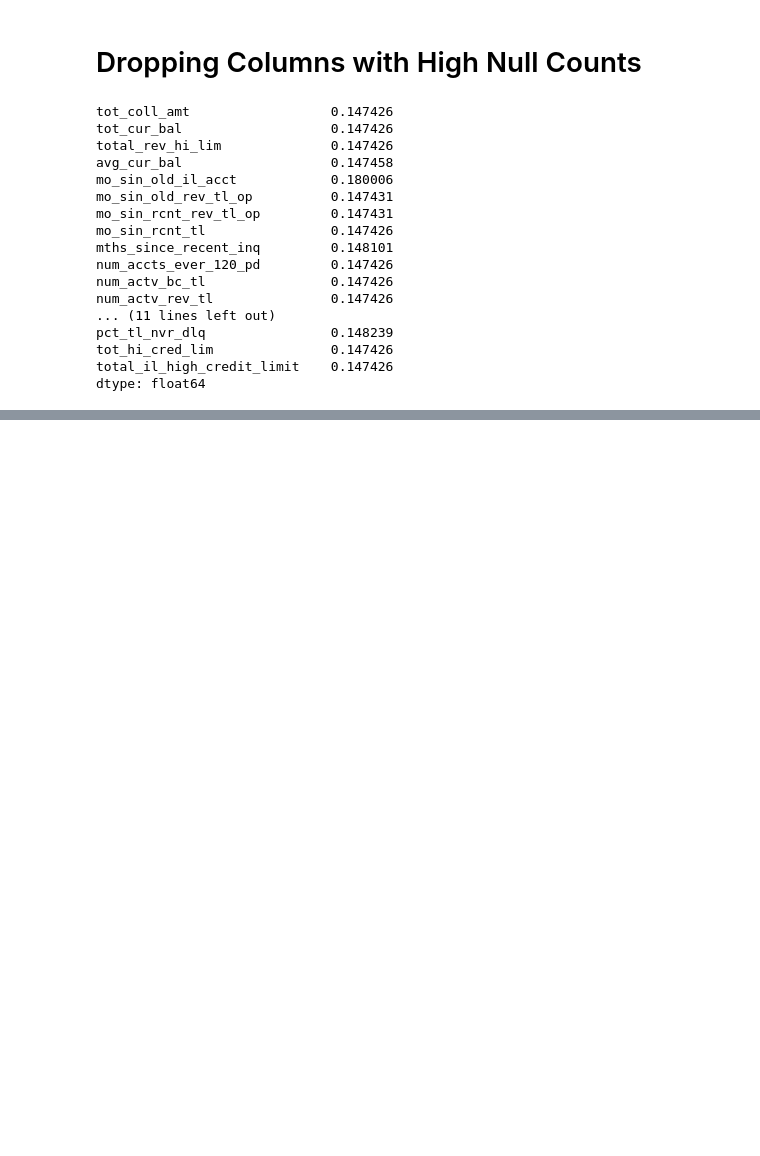
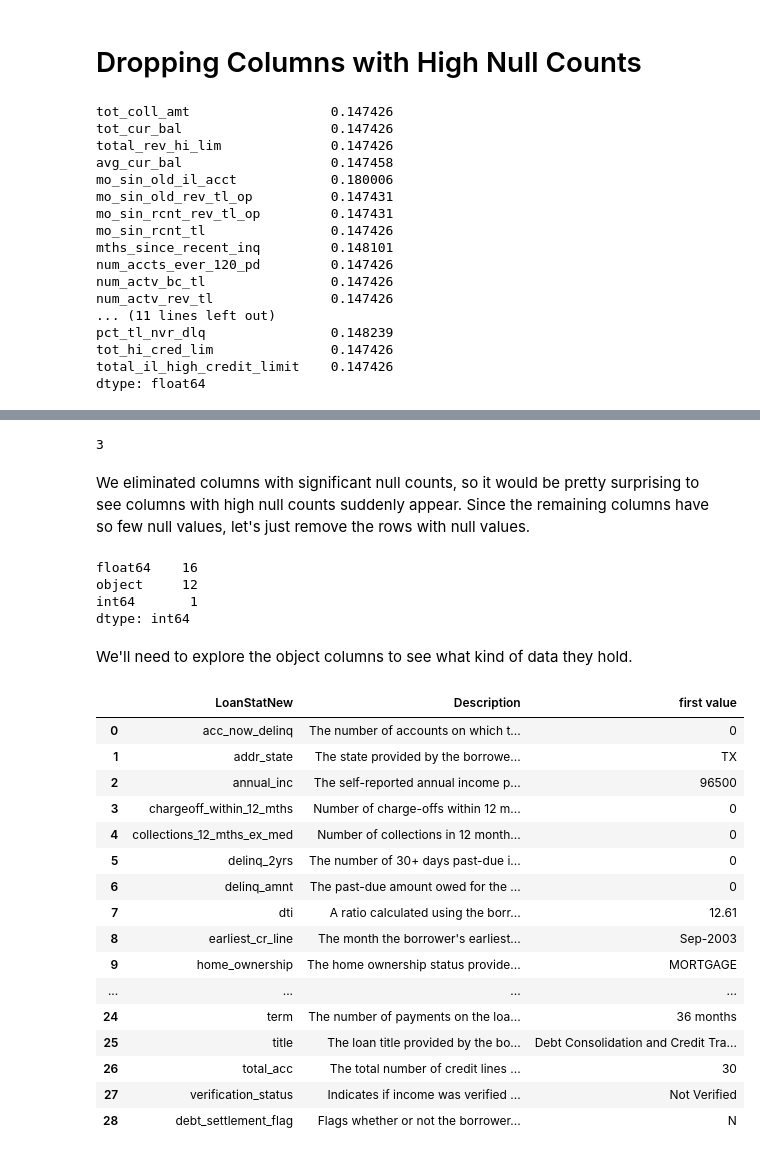
Before and after one commit to ZRupp/lending-club-prediction, a Jupyter notebook: loan-prediction.ipynb, the cells around one changed output, grey strips where cells are left out. Saved outputs shown, nothing was run; the diff lists cells and outputs as text; code cells hidden in the pictures; blank space fills up the shorter version.

Commit message:
cleaned data

```diff
--- a/loan-prediction.ipynb
+++ b/loan-prediction.ipynb
@@ -295,0 +416,39 @@ I'm inclined to drop the columns entirely, but looking at these columns it seems
+# %%
+null_counts[null_counts > 0].shape[0]
+# %% [output]
+3
+# %% [markdown]
+We eliminated columns with significant null counts, so it would be pretty surprising to see columns with high null counts suddenly appear. Since the remaining columns have so few null values, let's just remove the rows with null values.
+# %%
+loans_2013.dropna(inplace=True)
+
+# Now let's see the dtypes of our columns
+loans_2013.dtypes.value_counts()
+# %% [output]
+float64    16
+object     12
+int64       1
+dtype: int64
+# %% [markdown]
+We'll need to explore the object columns to see what kind of data they hold.
+# %%
+# Print our dataframe columns and their descriptions for quick reference
+explain_columns(0)
+# %% [output]
+|  | LoanStatNew | Description | first value |
+| 0 | acc_now_delinq | The number of accounts on which t... | 0 |
+| 1 | addr_state | The state provided by the borrowe... | TX |
+| 2 | annual_inc | The self-reported annual income p... | 96500 |
+| 3 | chargeoff_within_12_mths | Number of charge-offs within 12 m... | 0 |
+| 4 | collections_12_mths_ex_med | Number of collections in 12 month... | 0 |
+| 5 | delinq_2yrs | The number of 30+ days past-due i... | 0 |
+| 6 | delinq_amnt | The past-due amount owed for the ... | 0 |
+| 7 | dti | A ratio calculated using the borr... | 12.61 |
+| 8 | earliest_cr_line | The month the borrower's earliest... | Sep-2003 |
+| 9 | home_ownership | The home ownership status provide... | MORTGAGE |
+| ... | ... | ... | ... |
+| 24 | term | The number of payments on the loa... | 36 months |
+| 25 | title | The loan title provided by the bo... | Debt Consolidation and Credit Tra... |
+| 26 | total_acc | The total number of credit lines ... | 30 |
+| 27 | verification_status | Indicates if income was verified ... | Not Verified |
+| 28 | debt_settlement_flag | Flags whether or not the borrower... | N |
```
Also changed, not shown: parts of 21 cells of this notebook.
